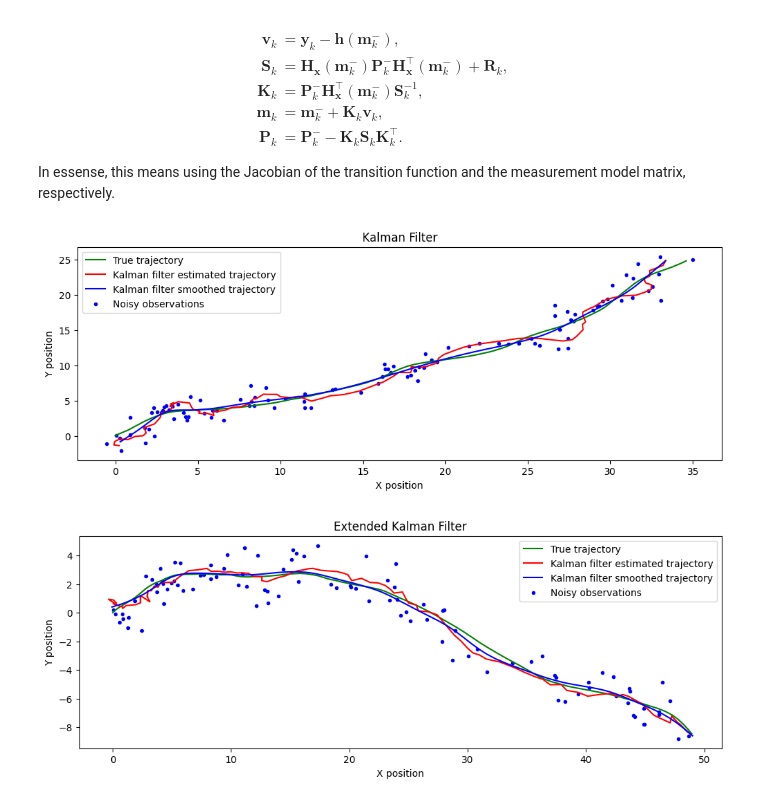
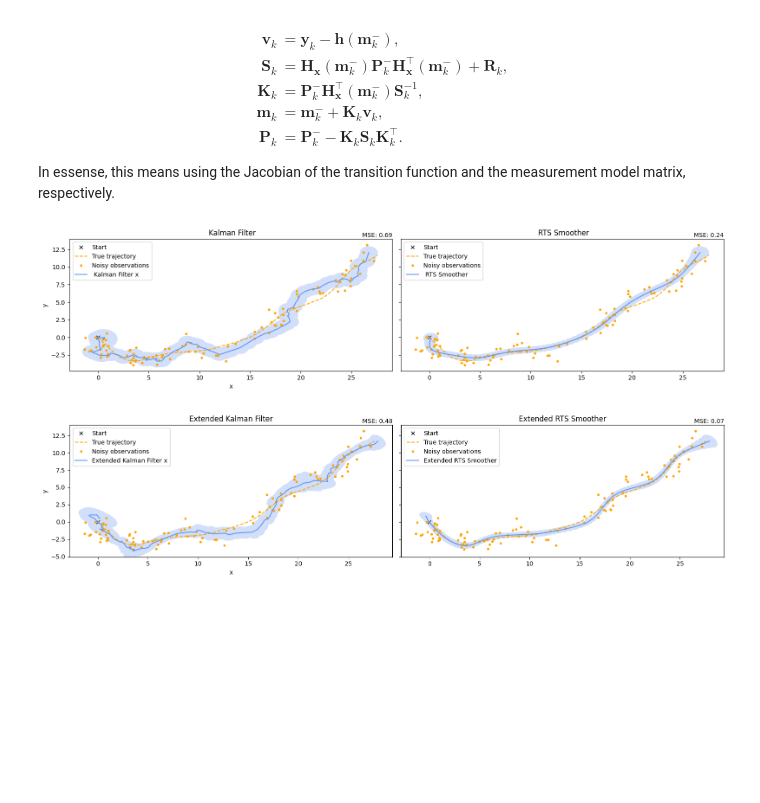
Before and after one commit to AndersGMadsen/bayesian-state-space-models, a Jupyter notebook: Bayesian_filtering_and_smoothing.ipynb, the cells around one changed output. Cells and saved outputs as stored; diff of their text form; code cells hidden in the pictures; blank space fills up the shorter version.

```diff
--- a/Bayesian_filtering_and_smoothing.ipynb
+++ b/Bayesian_filtering_and_smoothing.ipynb
@@ -15,0 +7,18 @@ TypeError: plot_trajectory() missing 2 required positional arguments: 'cov_estim
+# %%
+system = CarTrajectoryLinear()
+states, measurements = system.get_data()
+
+fig, ax = plt.subplots(figsize=(12, 4))
+
+ax.plot(measurements[:, 0], measurements[:, 1], 'r.', label='Measurements')
+
+zero_cov = np.array([np.zeros([states.shape[1], states.shape[1]]) for _ in range(len(states))])
+plot_trajectory(ax, states, zero_cov, label='Car Trajectory (Linear)')
+
+ax.set_xlabel('x')
+ax.set_ylabel('y')
+
+ax.legend()
+ax.set_title('Car Trajectory (Linear)')
+
+plt.show()
@@ -150,25 +190,24 @@ $$
 
 In essense, this means using the Jacobian of the transition function and the measurement model matrix, respectively.
 # %%
-true_trajectory, noisy_observations = generate_trajectory_nonlinear()
+system = CarTrajectoryNonLinear()
+states, measurements = system.get_data()
 
-kalman_filter = KF(A, Q, H, R)
-state_estimates, cov_estimates = kalman_filter.filter(noisy_observations)
+kalman_filter = KF(system.A, system.Q, system.H, system.R)
+state_estimates, cov_estimates = kalman_filter.filter(measurements)
 state_estimates_smoothed, cov_estimates_smoothed = kalman_filter.smoother(state_estimates, cov_estimates)
 
-plot_trajectory(true_trajectory, noisy_observations, state_estimates, state_estimates_smoothed, title='Kalman Filter')
+visualize_filter_and_smoother(states, measurements, state_estimates, cov_estimates, state_estimates_smoothed, cov_estimates_smoothed)
 # %% [output]
-[figure, old version]
+[figure, new version]
 # %%
-true_trajectory, noisy_observations = generate_trajectory_nonlinear()
+extendted_kalman_filter = EKF(system.f, system.F_jacobian, system.h, system.H_jacobian, system.Q, system.R)
+state_estimates, cov_estimates = extendted_kalman_filter.filter(measurements)
+state_estimates_smoothed, cov_estimates_smoothed = extendted_kalman_filter.smoother(state_estimates, cov_estimates)
 
-kalman_filter = EKF(f, F_jacobian, h, H_jacobian, Q, R)
-state_estimates, cov_estimates = kalman_filter.filter(noisy_observations)
-state_estimates_smoothed, cov_estimates_smoothed = kalman_filter.smoother(state_estimates, cov_estimates)
-
-plot_trajectory(true_trajectory, noisy_observations, state_estimates, state_estimates_smoothed, title='Extended Kalman Filter')
+visualize_filter_and_smoother(states, measurements, state_estimates, cov_estimates, state_estimates_smoothed, cov_estimates_smoothed, variant="Extended")
 # %% [output]
-[figure, old version]
+[figure, new version]
 # %% [markdown]
 Unscented Kalman Filtering (UKF) uses the unscented transformation and is used for approximating distributations of the same form as EKF. Prediction:
 
```
Also changed, not shown: parts of 8 cells of this notebook.
